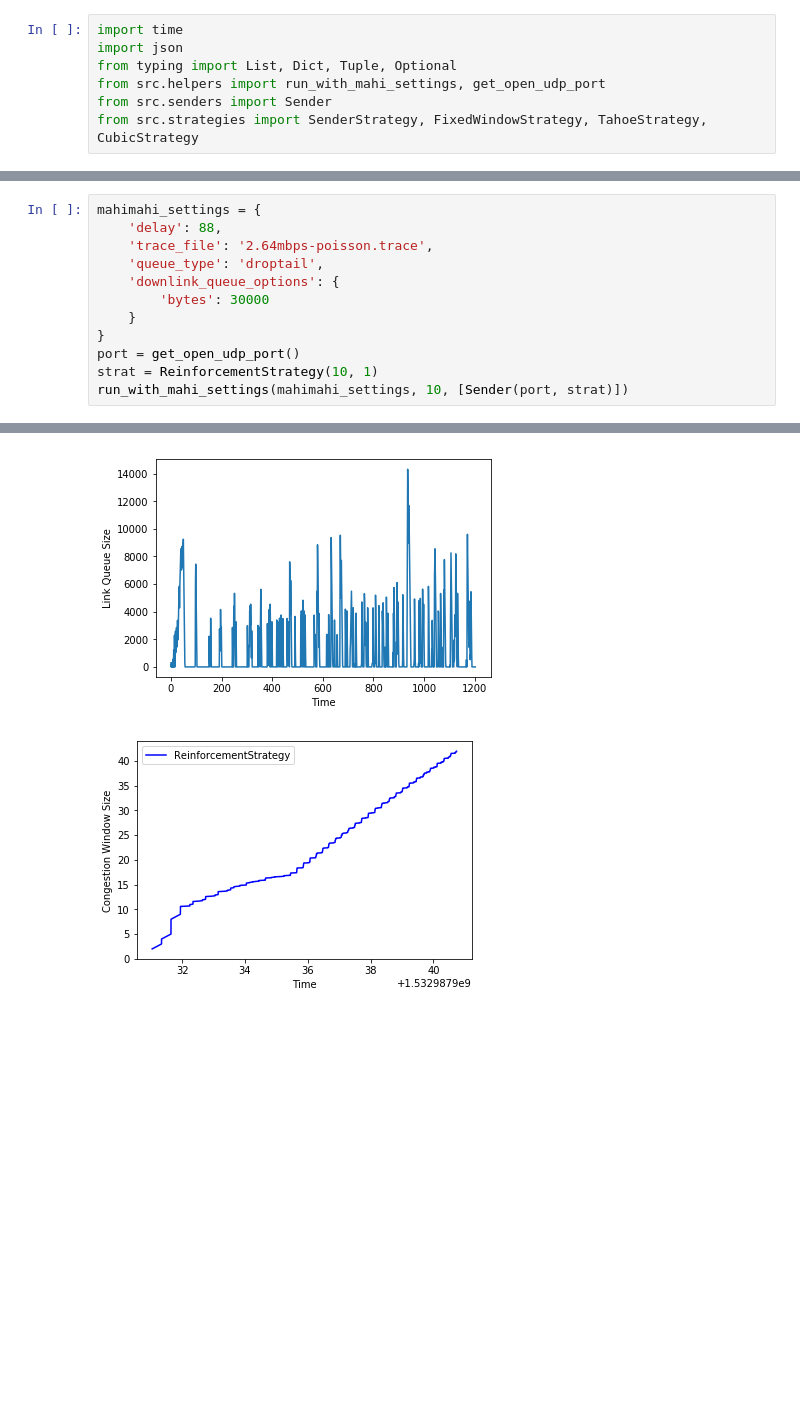
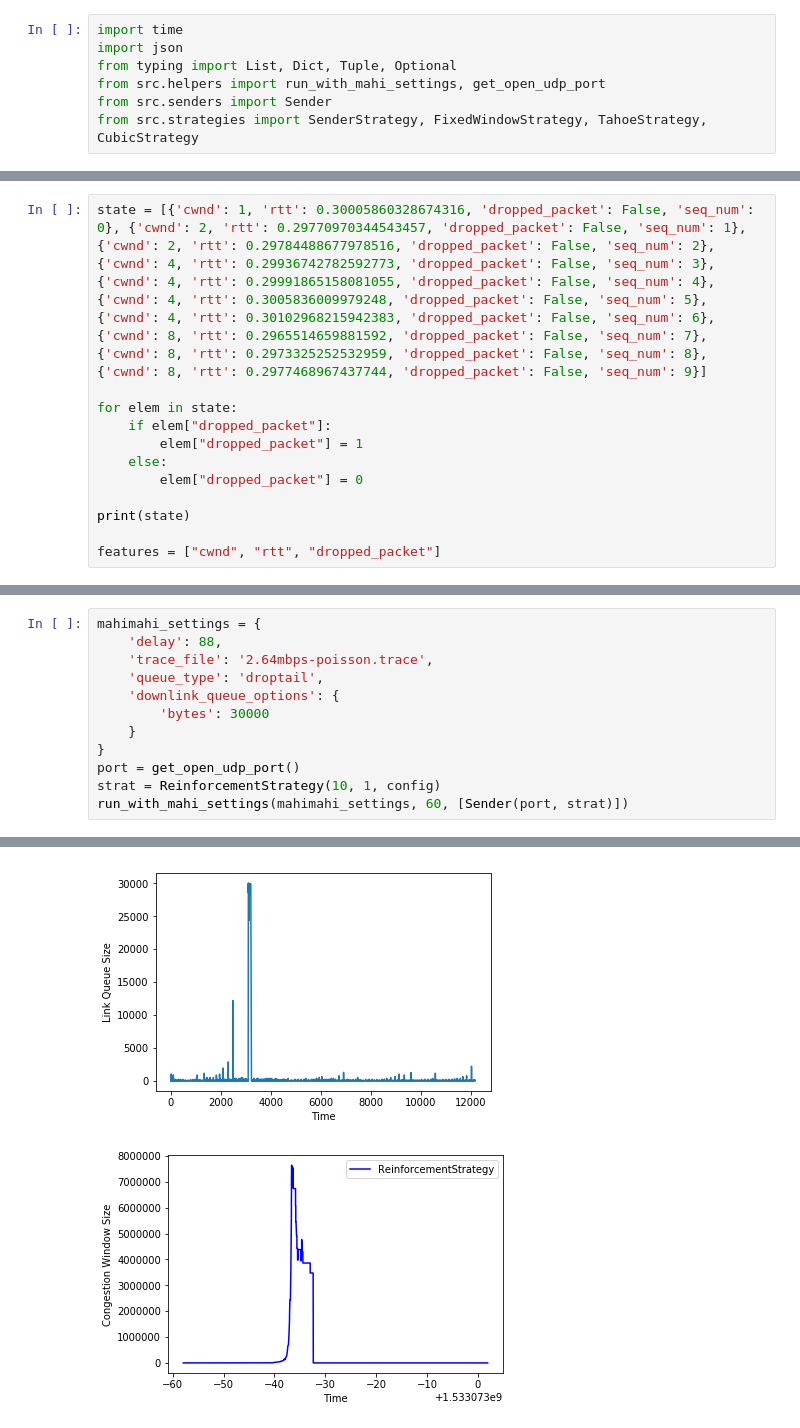
Before and after one commit to squidarth/network-performance-jupyter, a Jupyter notebook: Network-Reinforcement-Learning.ipynb, the cells around one changed output, grey strips where cells are left out. Cells and saved outputs as stored; diff of their text form; blank space fills up the shorter version.

```diff
--- a/Network-Reinforcement-Learning.ipynb
+++ b/Network-Reinforcement-Learning.ipynb
@@ -22,0 +79,12 @@ from operator import itemgetter
+# %%
+state = [{'cwnd': 1, 'rtt': 0.30005860328674316, 'dropped_packet': False, 'seq_num': 0}, {'cwnd': 2, 'rtt': 0.29770970344543457, 'dropped_packet': False, 'seq_num': 1}, {'cwnd': 2, 'rtt': 0.29784488677978516, 'dropped_packet': False, 'seq_num': 2}, {'cwnd': 4, 'rtt': 0.29936742782592773, 'dropped_packet': False, 'seq_num': 3}, {'cwnd': 4, 'rtt': 0.29991865158081055, 'dropped_packet': False, 'seq_num': 4}, {'cwnd': 4, 'rtt': 0.3005836009979248, 'dropped_packet': False, 'seq_num': 5}, {'cwnd': 4, 'rtt': 0.30102968215942383, 'dropped_packet': False, 'seq_num': 6}, {'cwnd': 8, 'rtt': 0.2965514659881592, 'dropped_packet': False, 'seq_num': 7}, {'cwnd': 8, 'rtt': 0.2973325252532959, 'dropped_packet': False, 'seq_num': 8}, {'cwnd': 8, 'rtt': 0.2977468967437744, 'dropped_packet': False, 'seq_num': 9}]
+
+for elem in state:
+    if elem["dropped_packet"]:
+        elem["dropped_packet"] = 1
+    else:
+        elem["dropped_packet"] = 0
+
+print(state)
+
+features = ["cwnd", "rtt", "dropped_packet"]
@@ -281,6 +454,6 @@ mahimahi_settings = {
     }
 }
 port = get_open_udp_port()
-strat = ReinforcementStrategy(10, 1)
-run_with_mahi_settings(mahimahi_settings, 10, [Sender(port, strat)])
+strat = ReinforcementStrategy(10, 1, config)
+run_with_mahi_settings(mahimahi_settings, 60, [Sender(port, strat)])
 # %% [output]
@@ -304,2 +475,2 @@ Transition(state=({'cwnd': 1, 'rtt': 0.30005860328674316, 'dropped_packet': Fals
-[figure, old version]
+[figure, new version]
-[figure, old version]
+[figure, new version]
```
Also changed, not shown: parts of 6 cells of this notebook.
